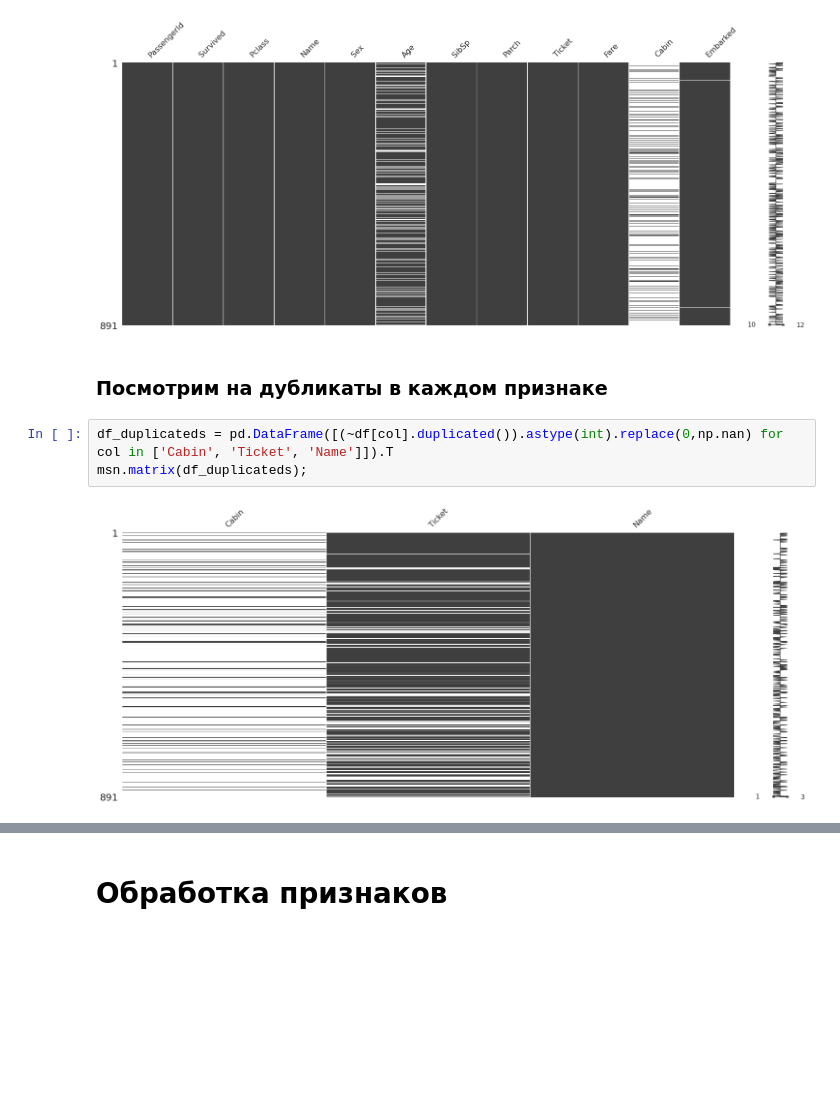
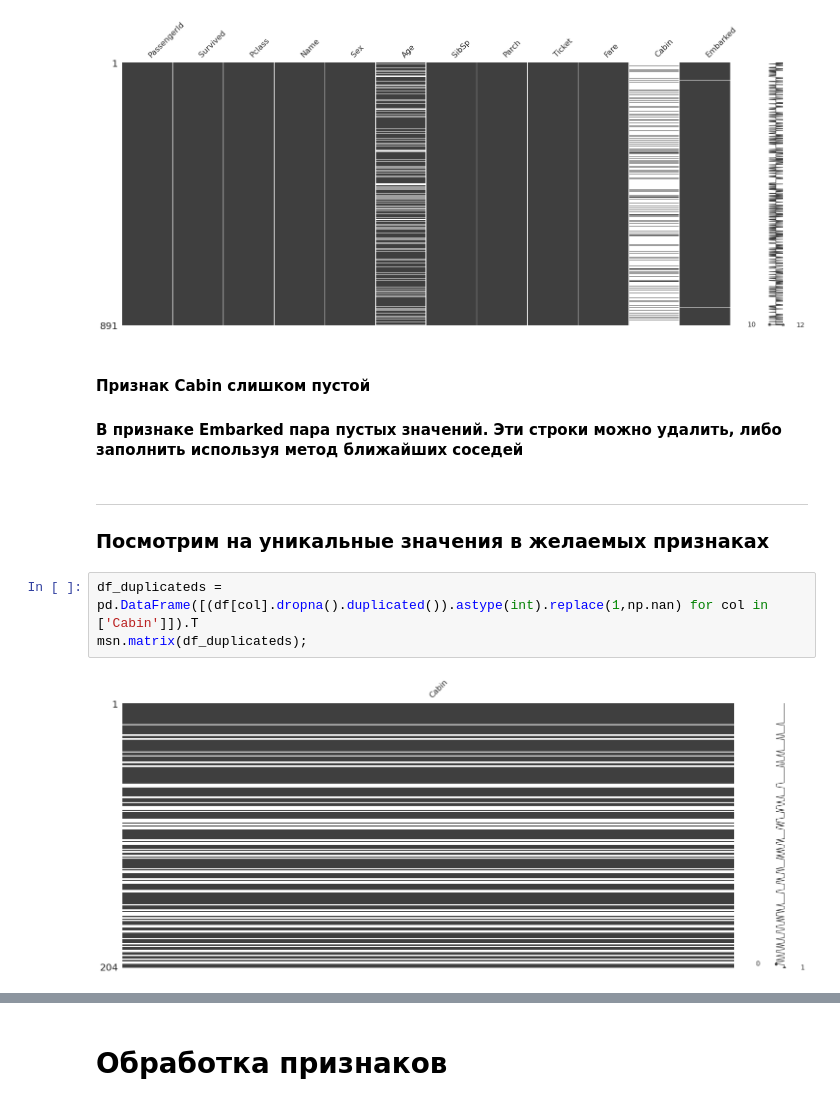
Before and after one commit to RPavelD/titanic_classifier, a Jupyter notebook: main.ipynb, the cells around one changed output, grey strips where cells are left out. Drawn from its saved outputs; the diff is of its cells as text; blank space fills up the shorter version.

```diff
--- a/main.ipynb
+++ b/main.ipynb
@@ -39,10 +53,14 @@ df.head()
 msn.matrix(df);
 # %% [output]
 [figure]
+# %% [markdown]
+#### Признак Cabin слишком пустой
+#### В признаке Embarked пара пустых значений. Эти строки можно удалить, либо заполнить используя метод ближайших соседей
 # %% [markdown]
-### Посмотрим на дубликаты в каждом признаке
+__________
+### Посмотрим на уникальные значения в желаемых признаках
 # %%
-df_duplicateds = pd.DataFrame([(~df[col].duplicated()).astype(int).replace(0,np.nan) for col in ['Cabin', 'Ticket', 'Name']]).T
+df_duplicateds = pd.DataFrame([(df[col].dropna().duplicated()).astype(int).replace(1,np.nan) for col in ['Cabin']]).T
 msn.matrix(df_duplicateds);
 # %% [output]
-[figure, old version]
+[figure, new version]
```
Also changed, not shown: parts of 45 cells of this notebook, 3 other files.
